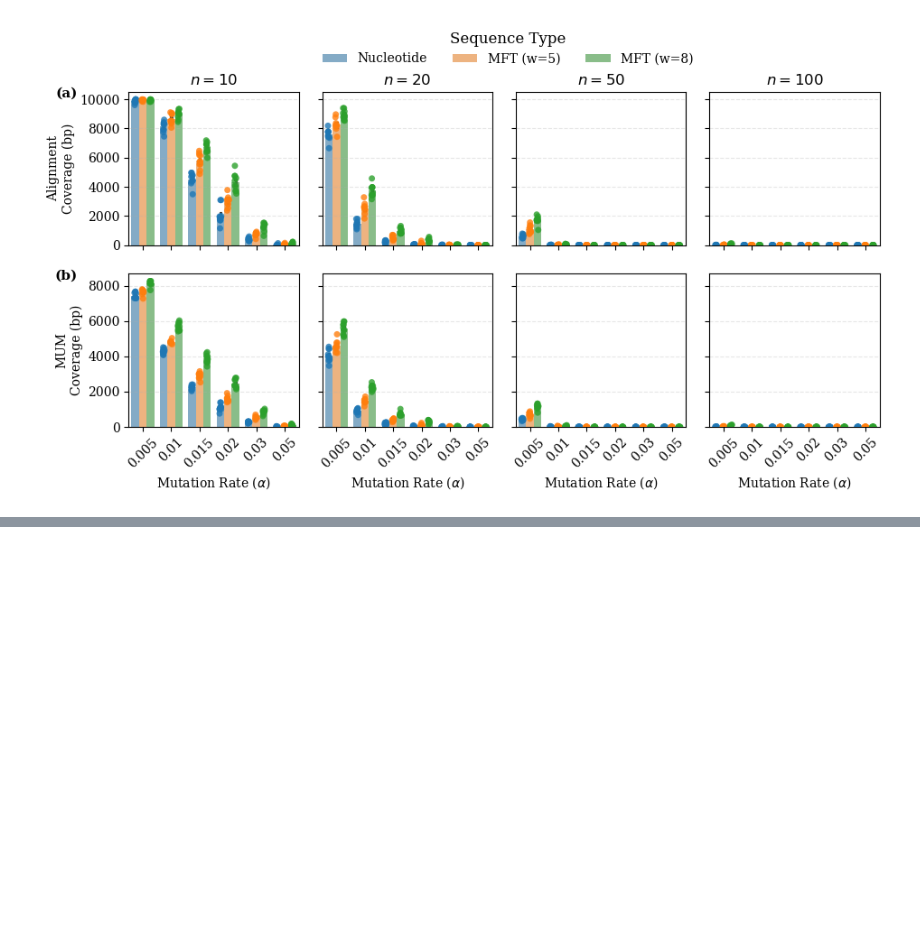
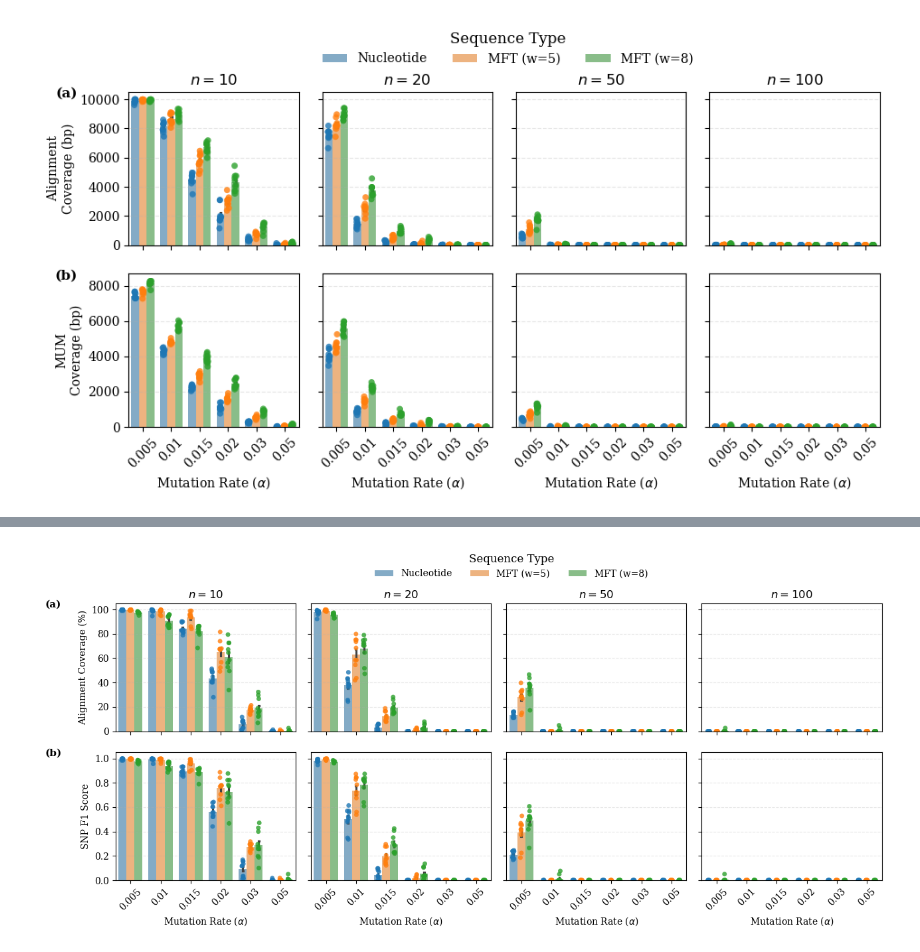
Before and after one commit to treangenlab/mft-analyses, a Jupyter notebook: Figure5/simulated_data_figs_realistic.ipynb, the cells around one changed output, grey strips where cells are left out. Cells and saved outputs as stored; diff of their text form; code cells hidden in the pictures; blank space fills up the shorter version.

```diff
--- a/Figure5/simulated_data_figs_realistic.ipynb
+++ b/Figure5/simulated_data_figs_realistic.ipynb
@@ -286,0 +496,76 @@ plt.show()
+# %%
+n_show = [10, 20, 50, 100]
+alpha_x_show = [0.005, 0.01, 0.015, 0.02, 0.03, 0.05]
+palette = "tab10"
+
+plt.rcParams.update({
+    "font.family": "serif",
+    "font.serif": ["Times New Roman", "DejaVu Serif", "Times"],
+    "font.size": 12,
+    "axes.titlesize": 12,
+    "axes.labelsize": 10,
+    "legend.fontsize": 10,
+    "xtick.labelsize": 10,
+    "ytick.labelsize": 10,
+})
+
+
+parsnp_plot = parsnp_df[
+    parsnp_df['n'].isin(n_show) &
+    parsnp_df['alpha'].isin(alpha_x_show)
+].copy()
+
+parsnp_metrics = [
+    ('core_length', 'Alignment Coverage (%)'),
+    ('SNP_f1', 'SNP F1 Score'),
+
+]
+
+fig, axes = plt.subplots(
+    len(parsnp_metrics), len(n_show),
+    figsize=(len(n_show) * 3.2, len(parsnp_metrics) * 2.5 + 0.5),
+    sharey='row', sharex=True,
+)
+
+for col_idx, n_val in enumerate(n_show):
+    df_sub = parsnp_plot[parsnp_plot['n'] == n_val]
+
+    for row_idx, (metric, ylabel) in enumerate(parsnp_metrics):
+        ax = axes[row_idx, col_idx]
+
+        sns.barplot(
+            data=df_sub, x='alpha', y=metric,
+            hue='Dataset', hue_order=hue_order,
+            ax=ax, palette=palette, errorbar='se', alpha=0.6, capsize=0.05,
+        )
+        sns.stripplot(
+            data=df_sub, x='alpha', y=metric,
+            hue='Dataset', hue_order=hue_order,
+            ax=ax, palette=palette, legend=False, alpha=0.8, dodge=True,
+        )
+
+        if row_idx == 0:
+            ax.set_title(f'$n={n_val}$', fontweight='bold')
+        ax.set_xlabel(r'Mutation Rate ($\alpha$)' if row_idx == len(parsnp_metrics) - 1 else '')
+        ax.set_ylabel(ylabel if col_idx == 0 else '')
+        ax.tick_params(axis='x', rotation=45)
+        ax.grid(axis='y', linestyle='--', alpha=0.3)
+        if ax.get_legend():
+            ax.get_legend().remove()
+
+for row_idx in range(len(parsnp_metrics)):
+    label = chr(ord('a') + row_idx)
+    axes[row_idx, 0].text(-0.30, 1.03, f'({label})', transform=axes[row_idx, 0].transAxes,
+                          fontsize=11, fontweight='bold', va='top', ha='right')
+
+handles, labels = axes[0, 0].get_legend_handles_labels()
+fig.legend(handles, labels, loc='upper center', bbox_to_anchor=(0.55, 1.08),
+           ncol=4, frameon=False, title="Sequence Type")
+
+plt.tight_layout()
+plt.subplots_adjust(top=0.92)
+plt.savefig('tp_fp_coverage_parsnp.png', dpi=300, bbox_inches='tight')
+plt.savefig('tp_fp_coverage_parsnp.pdf', dpi=300, bbox_inches='tight')
+plt.show()
+# %% [output]
+[figure, added]
```
Also changed, not shown: parts of 10 cells of this notebook, 6 other files.
